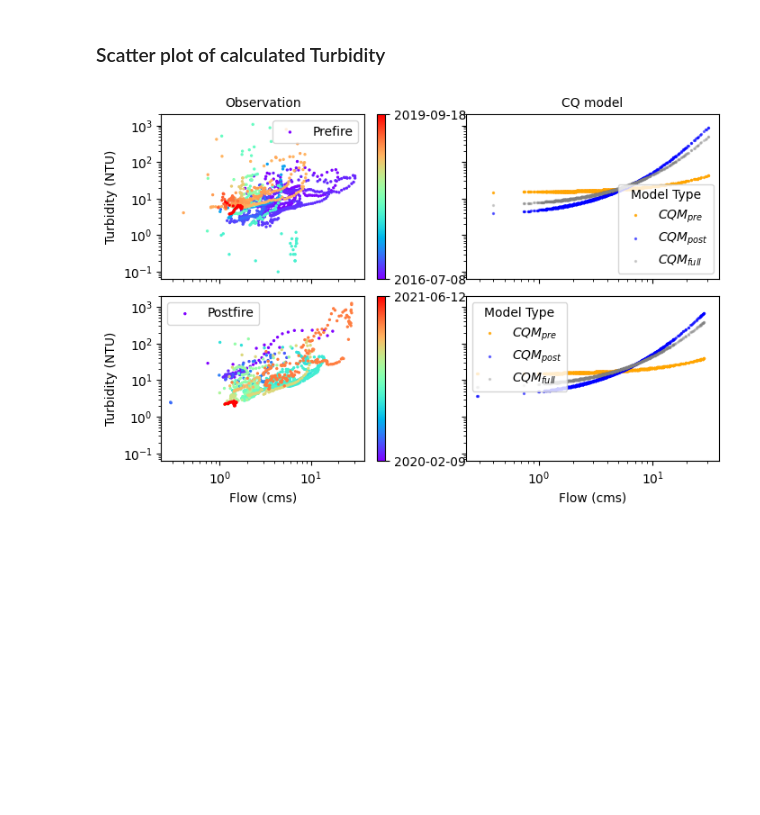
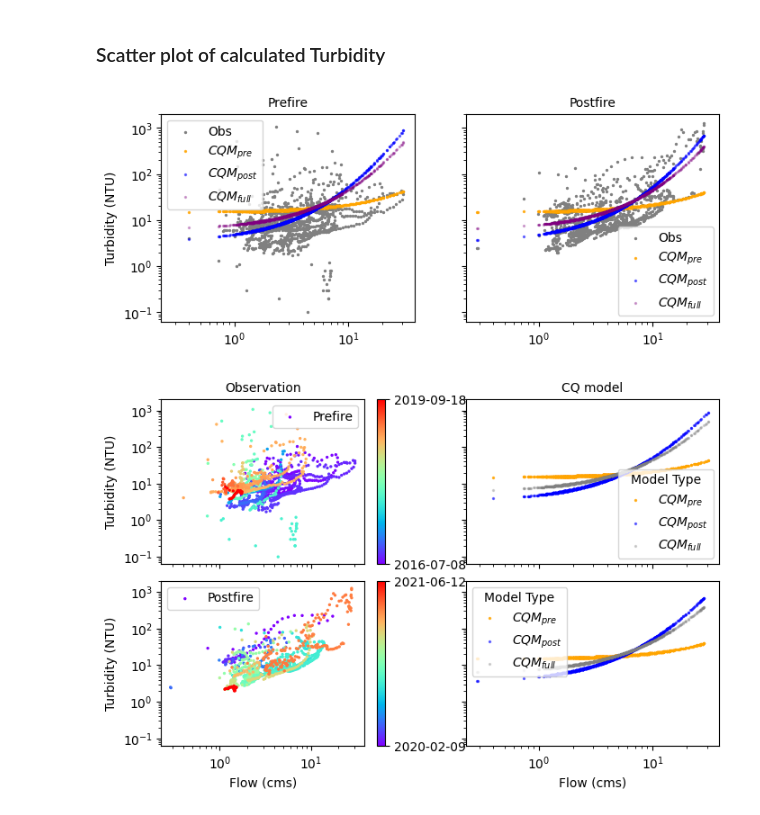
Before and after one commit to QianWanghhu/BushFireWQ, a Jupyter notebook: src/Explore_212058_CQ.ipynb, the cells around one changed output. Saved outputs shown, nothing was run; the diff lists cells and outputs as text; code cells hidden in the pictures; blank space fills up the shorter version.

```diff
--- a/src/Explore_212058_CQ.ipynb
+++ b/src/Explore_212058_CQ.ipynb
@@ -368,6 +360,53 @@ plt.savefig(f'{fig_dir}Residual_with_outlier_mix_precal_model.png', format = 'pn
 import matplotlib.cm as cm
 lab_fs = 10
 tick_fs = 10
+# %%
+# Plot 2: Scatter plot of turbidity
+fig, axes = plt.subplots(nrows=1, ncols=2, sharey=True, sharex=True, figsize=(8, 3))
+# Using gradient colors for data one year before fire
+predata = storm_data[storm_data['Time Period'] == 'Prefire']
+
+# Plot the observed data.
+scatter_pre = axes[0].scatter(predata.loc[:, 'Discharge (cms)'], predata.loc[:, 'Turbidity (NTU)'], \
+                                s = 2, color = 'grey', label = 'Obs')
+axes[0].scatter(predata.loc[:, 'Discharge (cms)'], predata['Est_Tbdt_mix_Precal'].values, s = 2,
+        label=r'$CQM_{pre}$', color = 'orange', alpha = 0.8)
+axes[0].scatter(predata.loc[:, 'Discharge (cms)'], predata['Est_Tbdt_mix_Postcal'].values, s = 2,
+        label=r'$CQM_{post}$', color = 'blue', alpha = 0.5)
+axes[0].scatter(predata.loc[:, 'Discharge (cms)'], predata['Est_Tbdt_mix_Fullcal'].values, s = 2,
+        label=r'$CQM_{full}$', color = 'purple', alpha = 0.3)
+
+axes[0].set_title('Observation', fontsize = lab_fs)
+axes[0].set_title('Prefire', fontsize = lab_fs)
+axes[0].tick_params(axis='both', which = 'major', labelsize = tick_fs)
+# Add the color bar
+
+# Settings for the figure for postfire
+postdata = storm_data[storm_data['Time Period'] == 'Postfire']
+# Plot the observed data.
+scatter_pre = axes[1].scatter(postdata.loc[:, 'Discharge (cms)'], postdata.loc[:, 'Turbidity (NTU)'], \
+                                s = 2, color = 'grey', label = 'Obs')
+axes[1].scatter(postdata.loc[:, 'Discharge (cms)'], postdata['Est_Tbdt_mix_Precal'].values, s = 2,
+        label=r'$CQM_{pre}$', color = 'orange', alpha = 0.8)
+axes[1].scatter(postdata.loc[:, 'Discharge (cms)'], postdata['Est_Tbdt_mix_Postcal'].values, s = 2,
+        label=r'$CQM_{post}$', color = 'blue', alpha = 0.5)
+axes[ 1].scatter(postdata.loc[:, 'Discharge (cms)'], postdata['Est_Tbdt_mix_Fullcal'].values, s = 2,
+        label=r'$CQM_{full}$', color = 'purple', alpha = 0.3)
+plt.xscale('log')
+plt.yscale('log')
+axes[1].set_title('Postfire', fontsize = lab_fs)
+# Set figure legend
+for ii in range(2):
+    axes[ii].legend(fontsize = lab_fs)
+    # axes[ii, 1].legend(title = 'Model Type', fontsize = lab_fs)
+    # axes[1, ii].set_xlabel('Flow (cms)', fontsize = lab_fs)
+# Set xaxis and y-axis label
+axes[0].set_ylabel('Turbidity (NTU)', fontsize = lab_fs)
+plt.subplots_adjust(hspace=0.1)
+# Save figure
+plt.savefig(f'{fig_dir}calCQFit.png', format='png', dpi=300)
+# %% [output]
+[figure, added]
 # %%
 # Plot 2: Scatter plot of turbidity
 fig, axes = plt.subplots(nrows=2, ncols=2, sharey=True, sharex=True, figsize=(8, 5))
```
Also changed, not shown: parts of 16 cells of this notebook, 22 other files.
